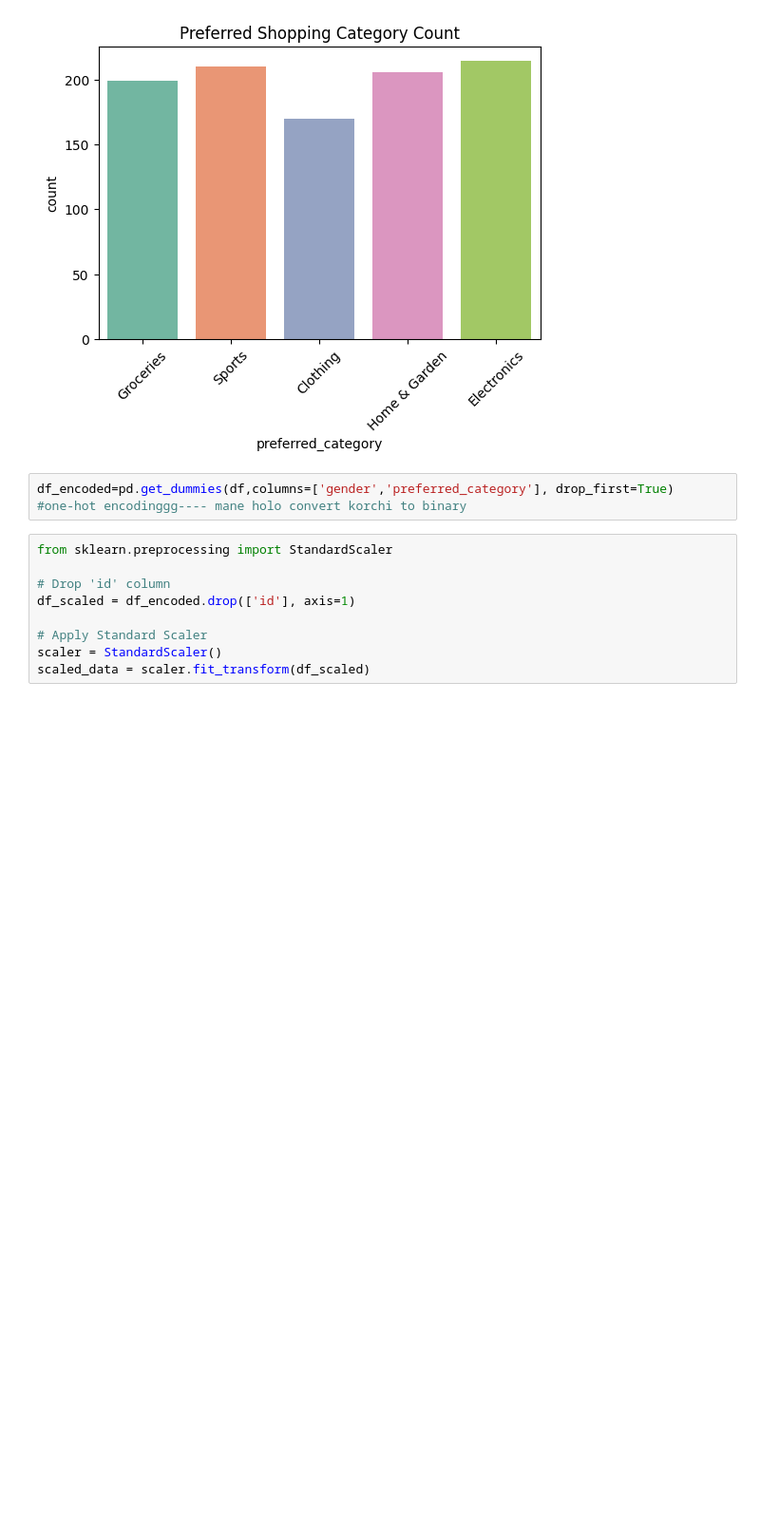
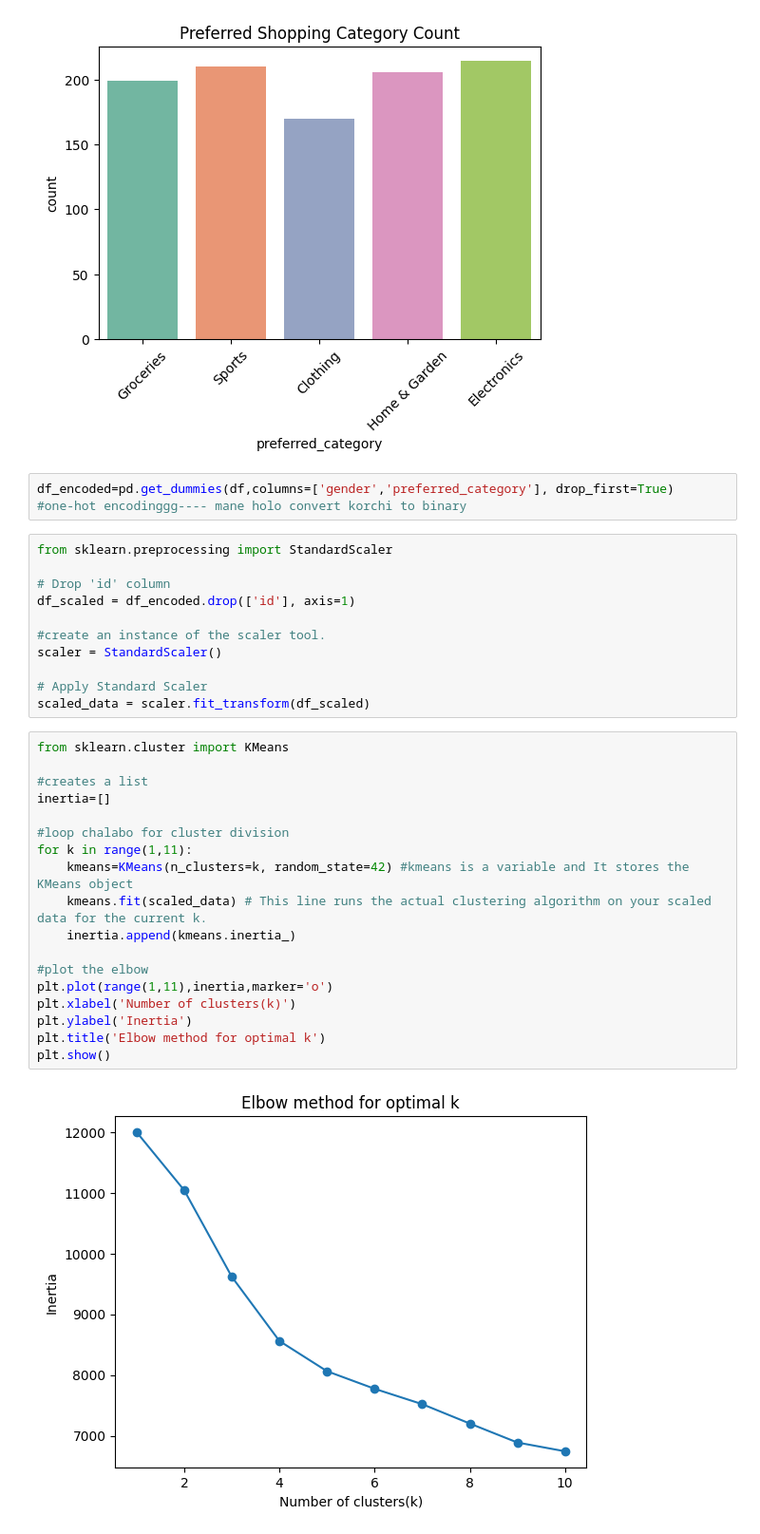
Before and after one commit to suhanikundu/Customer-Segmentation-Data-for-Marketing-Analysis, a Jupyter notebook: train.ipynb, the cells around one changed output. Shown at 95% size. Cells and saved outputs as stored; diff of their text form; blank space fills up the shorter version.

```diff
--- a/train.ipynb
+++ b/train.ipynb
@@ -95,6 +95,28 @@ from sklearn.preprocessing import StandardScaler
 # Drop 'id' column
 df_scaled = df_encoded.drop(['id'], axis=1)
 
+#create an instance of the scaler tool.
+scaler = StandardScaler()
+
 # Apply Standard Scaler
-scaler = StandardScaler()
 scaled_data = scaler.fit_transform(df_scaled)
+# %%
+from sklearn.cluster import KMeans
+
+#creates a list
+inertia=[]
+
+#loop chalabo for cluster division
+for k in range(1,11):
+    kmeans=KMeans(n_clusters=k, random_state=42) #kmeans is a variable and It stores the KMeans object
+    kmeans.fit(scaled_data) # This line runs the actual clustering algorithm on your scaled data for the current k.
+    inertia.append(kmeans.inertia_)
+
+#plot the elbow
+plt.plot(range(1,11),inertia,marker='o')
+plt.xlabel('Number of clusters(k)')
+plt.ylabel('Inertia')
+plt.title('Elbow method for optimal k')
+plt.show()
+# %% [output]
+[figure, added]
```
